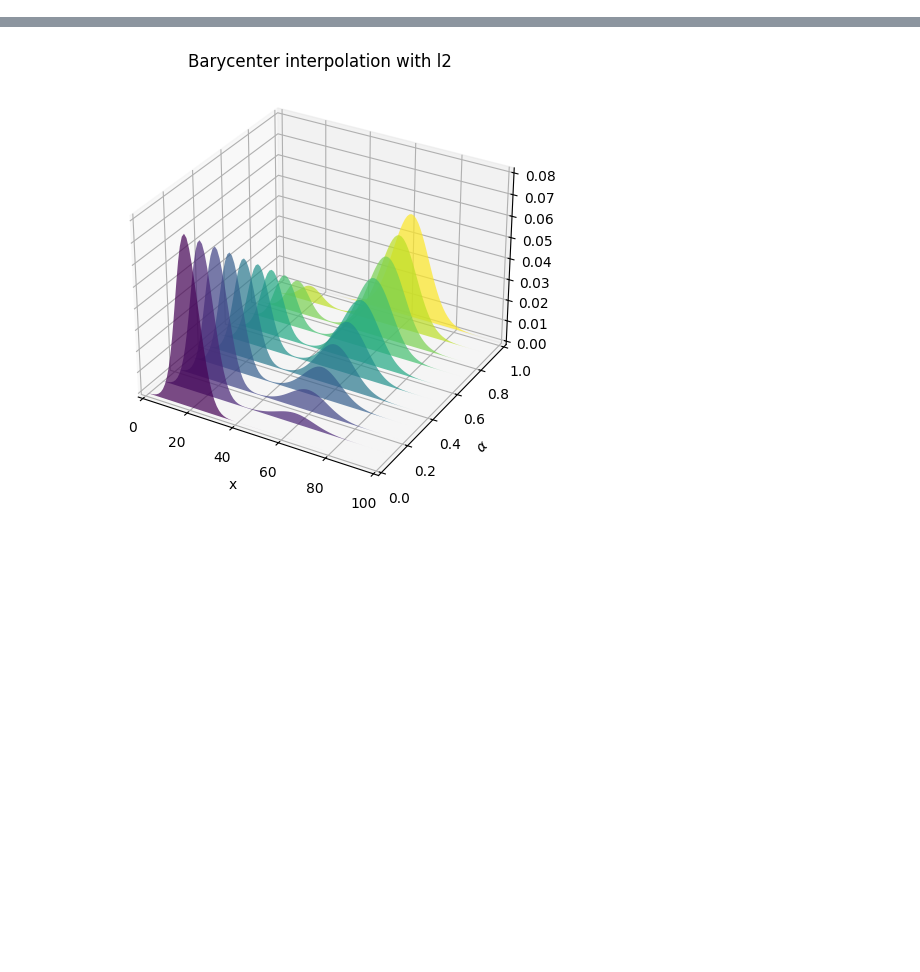
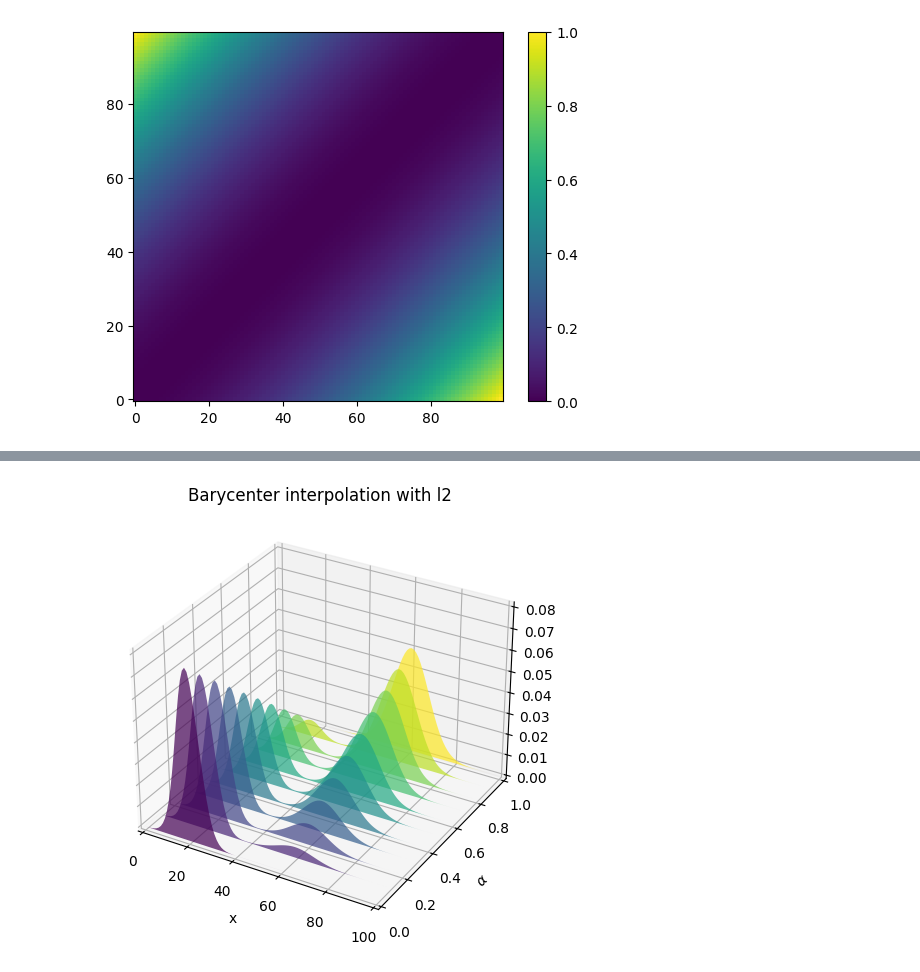
Before and after one commit to zaquastier/audio_1D_transport, a Jupyter notebook: lab.ipynb, the cells around one changed output, grey strips where cells are left out. Saved outputs shown, nothing was run; the diff lists cells and outputs as text; code cells hidden in the pictures; blank space fills up the shorter version.

```diff
--- a/lab.ipynb
+++ b/lab.ipynb
@@ -31,3 +33,17 @@ M /= M.max()
+# %%
+# Display the matrix
+plt.imshow(M)
+
+# Invert the y-axis
+plt.gca().invert_yaxis()
+
+# Display the color bar
+plt.colorbar()
+
+# Show the plot
+plt.show()
+# %% [output]
+[figure, added]
 # %%
 alpha = 0.2  # 0<=alpha<=1
 weights = np.array([1 - alpha, alpha])
```
Also changed, not shown: parts of 2 cells of this notebook, 1 other file.
